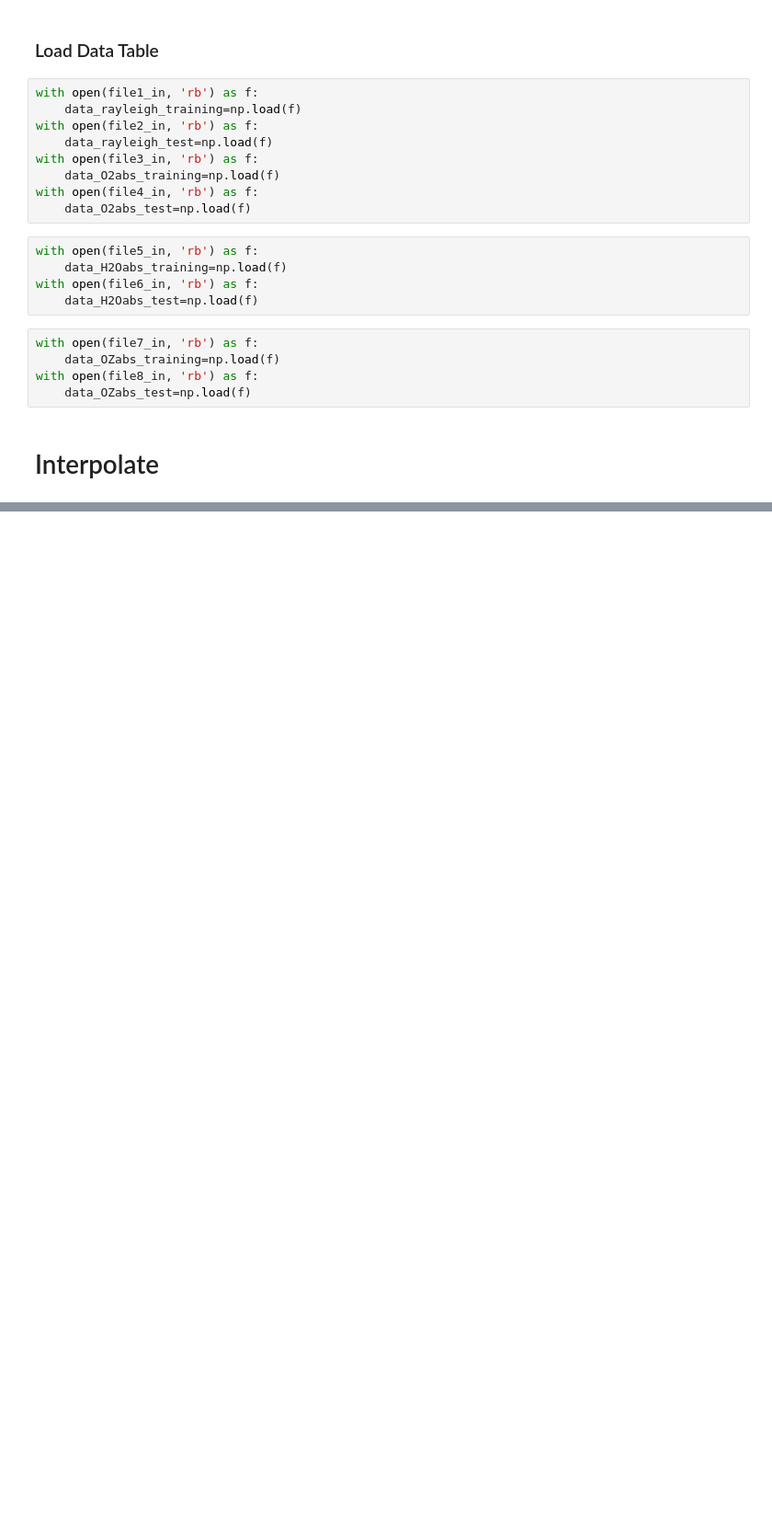
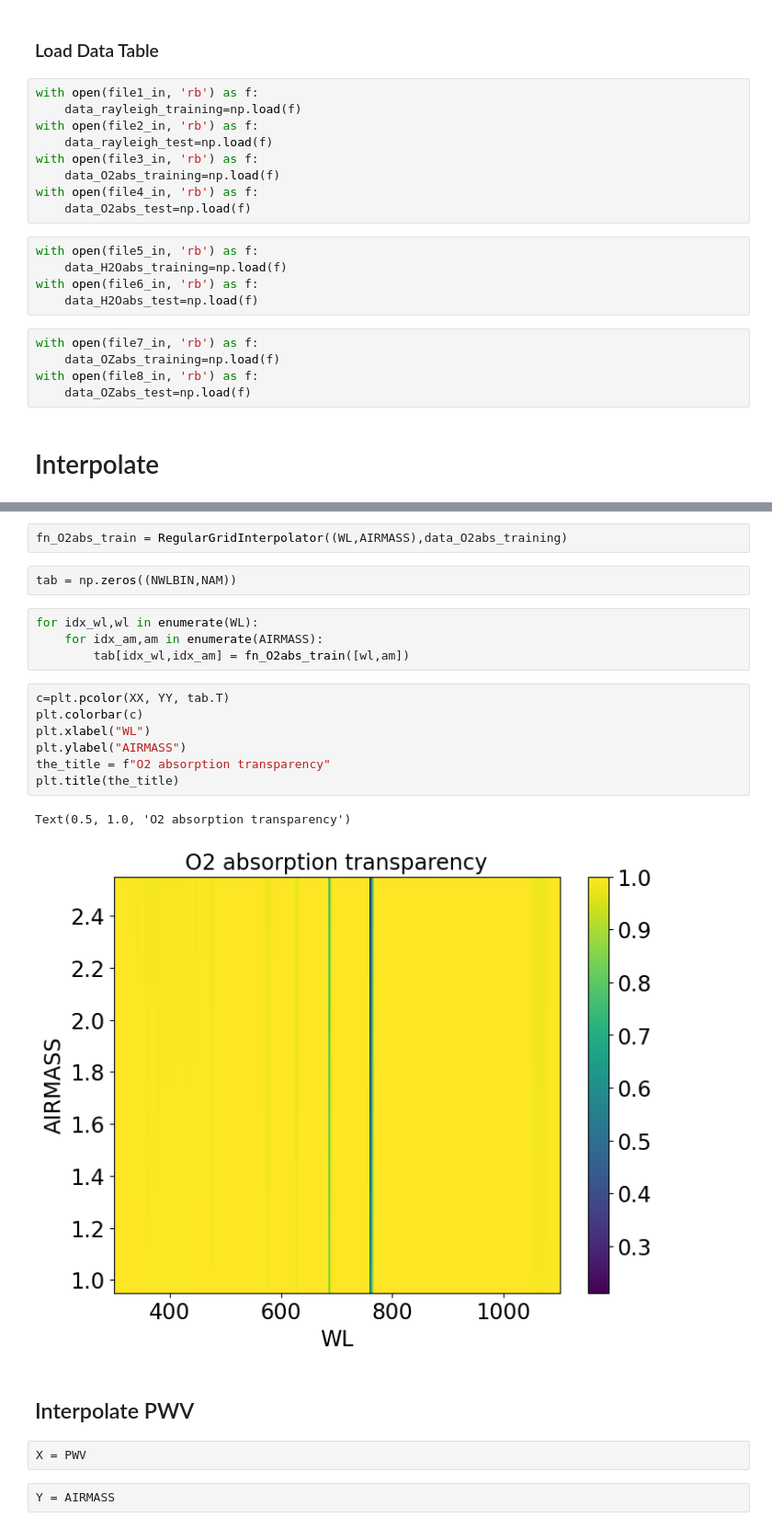
Before and after one commit to sylvielsstfr/AtmEmulator, a Jupyter notebook: InterpolateGrids/InterpolateAtmGrid.ipynb, the cells around one changed output, grey strips where cells are left out. Shown at 92% size. Cells and saved outputs as stored; diff of their text form; blank space fills up the shorter version.

```diff
--- a/InterpolateGrids/InterpolateAtmGrid.ipynb
+++ b/InterpolateGrids/InterpolateAtmGrid.ipynb
@@ -197,0 +260,24 @@ with open(file8_in, 'rb') as f:
+# %%
+fn_O2abs_train = RegularGridInterpolator((WL,AIRMASS),data_O2abs_training)
+# %%
+tab = np.zeros((NWLBIN,NAM))
+# %%
+for idx_wl,wl in enumerate(WL):
+    for idx_am,am in enumerate(AIRMASS):
+        tab[idx_wl,idx_am] = fn_O2abs_train([wl,am])
+# %%
+c=plt.pcolor(XX, YY, tab.T)
+plt.colorbar(c)
+plt.xlabel("WL")
+plt.ylabel("AIRMASS")
+the_title = f"O2 absorption transparency"
+plt.title(the_title)
+# %% [output]
+Text(0.5, 1.0, 'O2 absorption transparency')
+[figure, added]
+# %% [markdown]
+## Interpolate PWV
+# %%
+X = PWV
+# %%
+Y = AIRMASS
```
Also changed, not shown: parts of 48 cells of this notebook.
